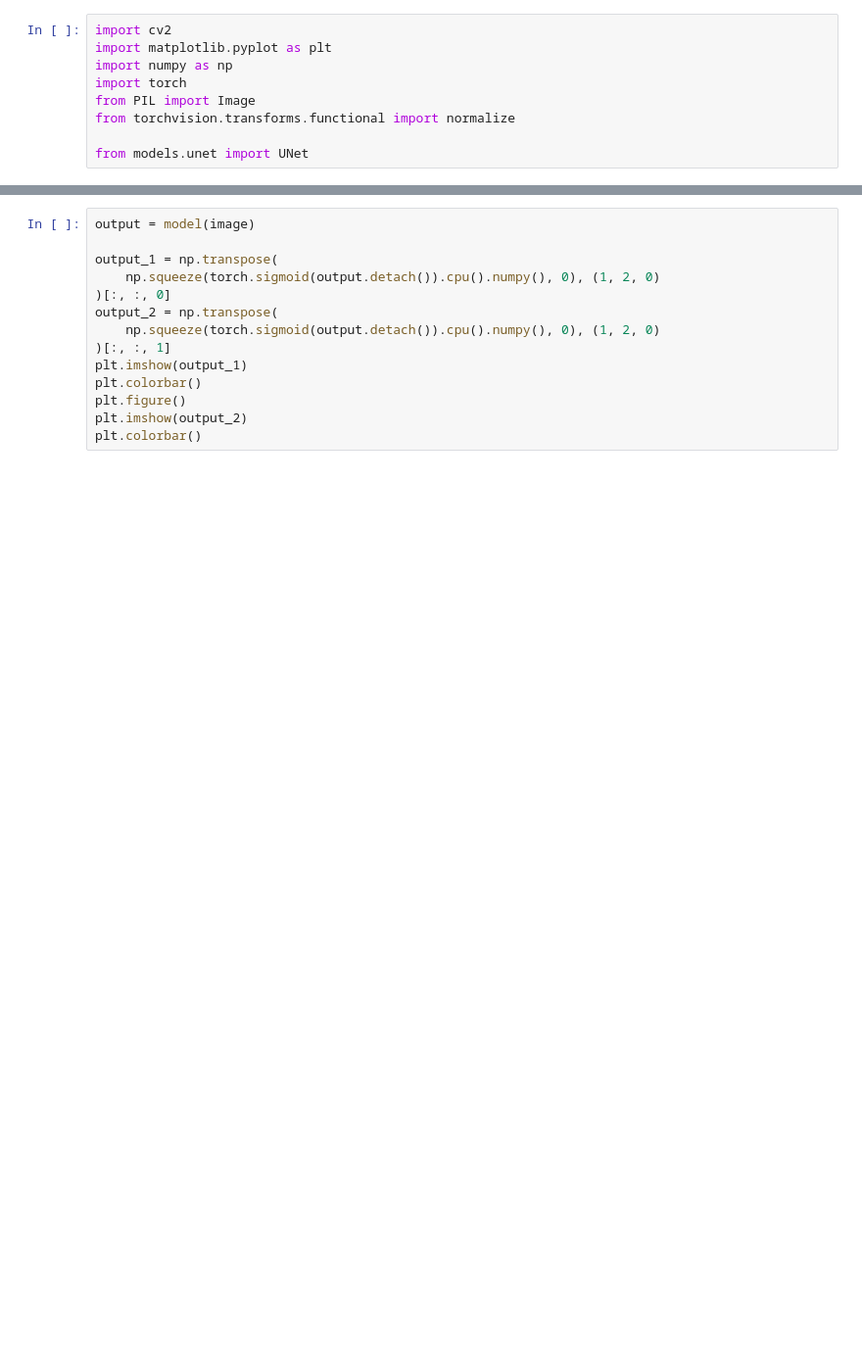
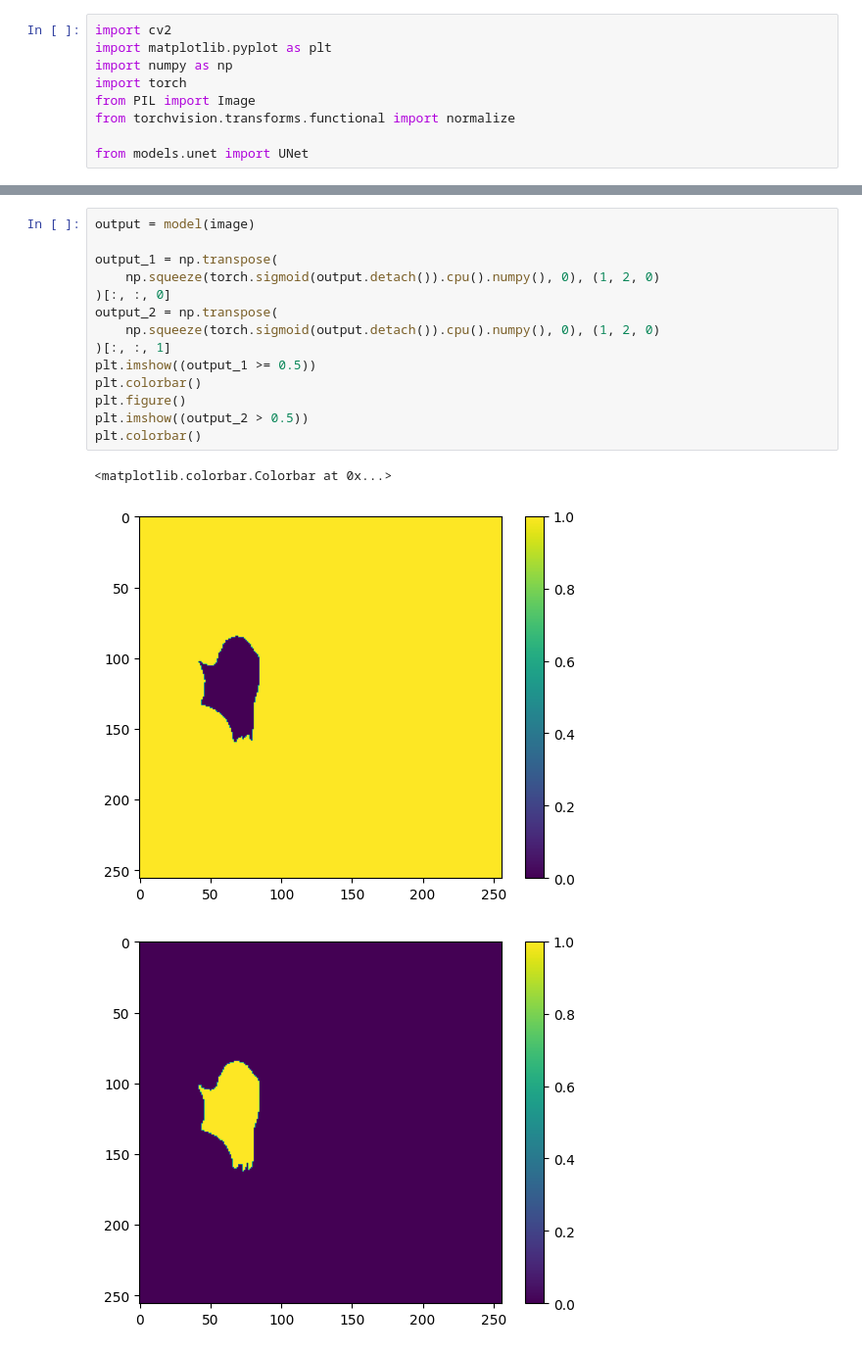
Before and after one commit to steven9909/mobile_health_segmentation, a Jupyter notebook: segmentation/test.ipynb, the cells around one changed output, grey strips where cells are left out. Shown: that part at 98% size. Cells and saved outputs as stored; diff of their text form; blank space fills up the shorter version.

```diff
--- a/segmentation/test.ipynb
+++ b/segmentation/test.ipynb
@@ -41,14 +43,18 @@ RuntimeError: Attempting to deserialize object on a CUDA device but torch.cuda.i
 # %%
 output = model(image)
 
 output_1 = np.transpose(
     np.squeeze(torch.sigmoid(output.detach()).cpu().numpy(), 0), (1, 2, 0)
 )[:, :, 0]
 output_2 = np.transpose(
     np.squeeze(torch.sigmoid(output.detach()).cpu().numpy(), 0), (1, 2, 0)
 )[:, :, 1]
-plt.imshow(output_1)
+plt.imshow((output_1 >= 0.5))
 plt.colorbar()
 plt.figure()
-plt.imshow(output_2)
+plt.imshow((output_2 > 0.5))
 plt.colorbar()
+# %% [output]
+<matplotlib.colorbar.Colorbar at 0x...>
+[figure, added]
+[figure, added]
```
Also changed, not shown: parts of 1 cell of this notebook.
